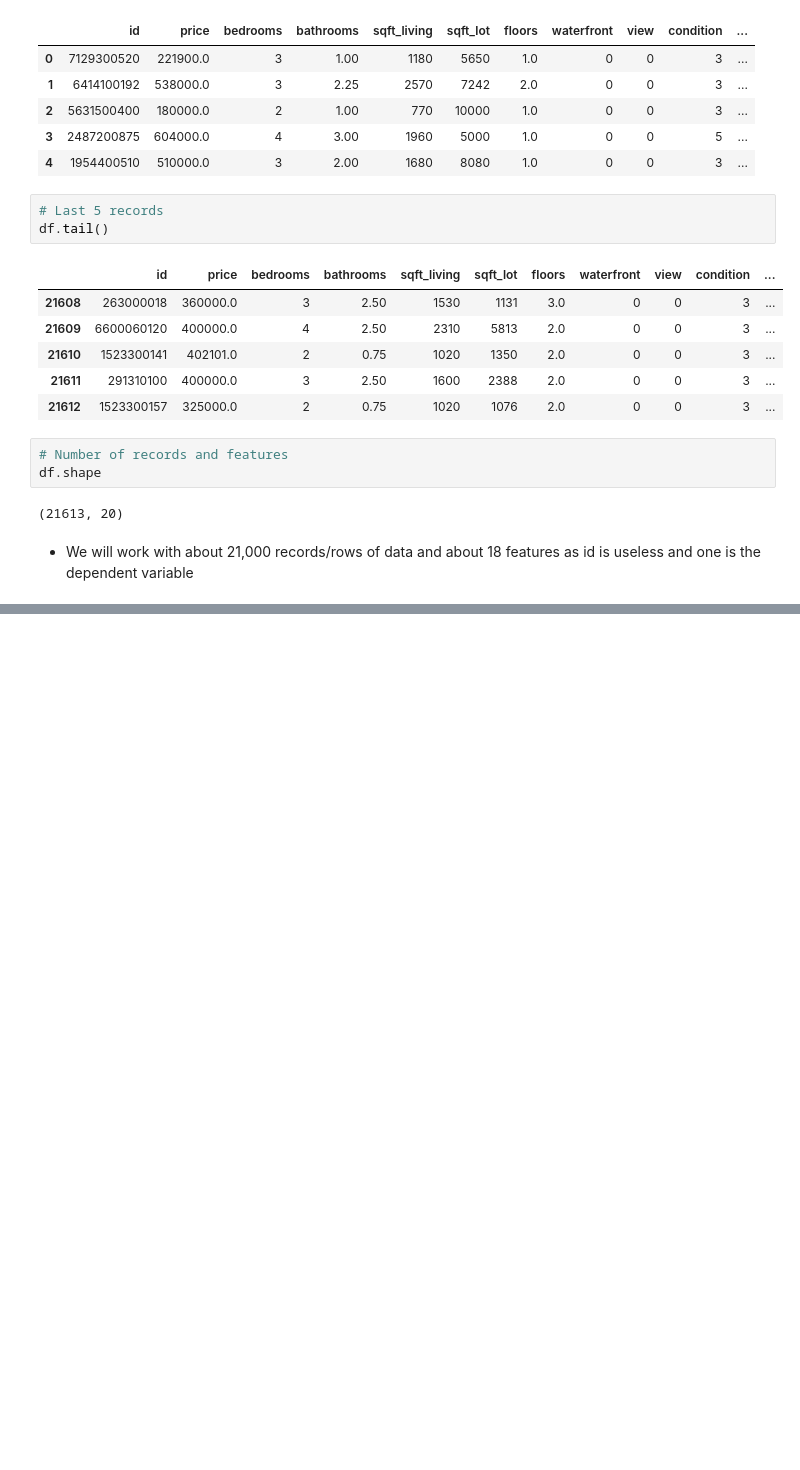
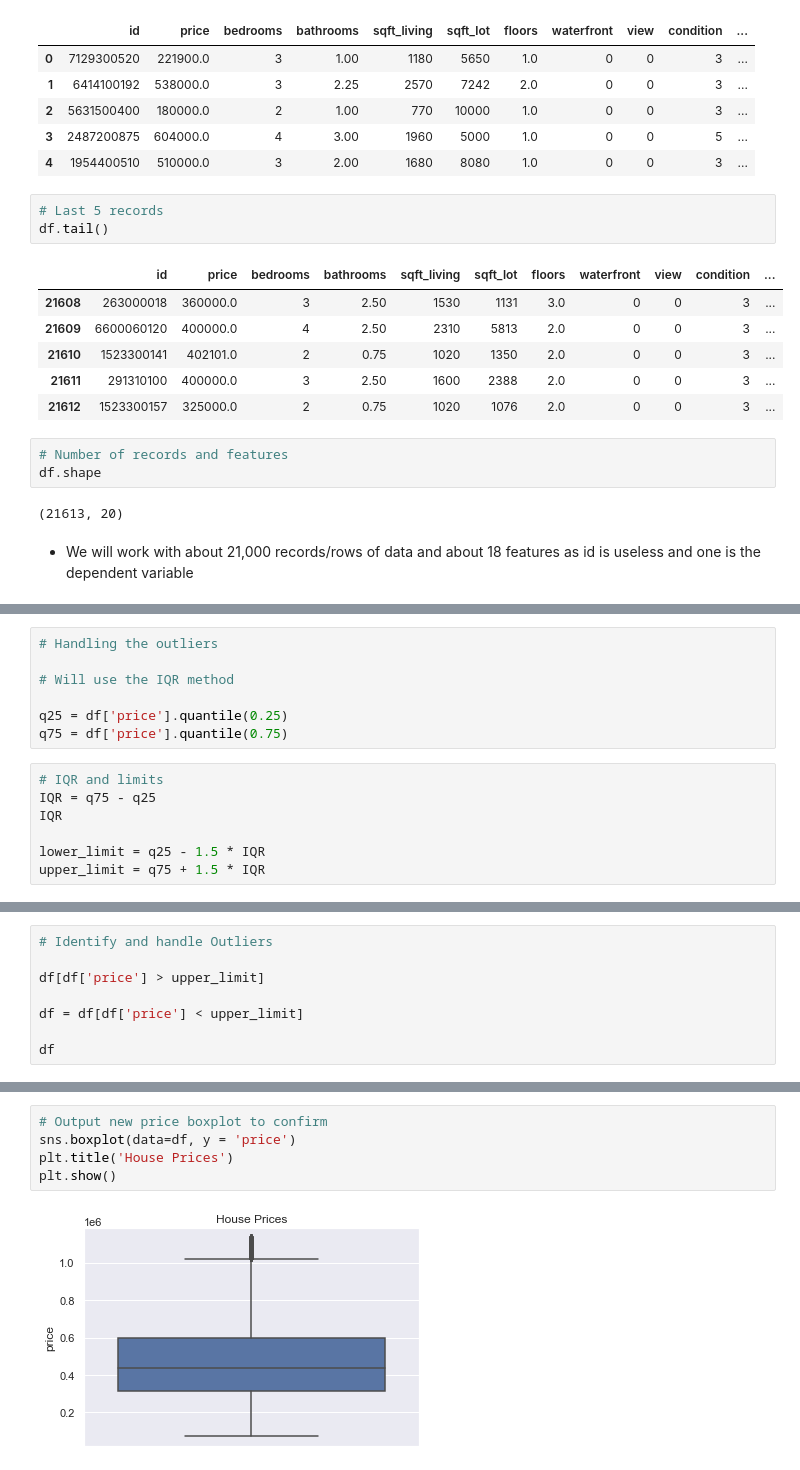
Before and after one commit to mbururyan/HAAS-house-prices, a Jupyter notebook: house-price-reg.ipynb, the cells around one changed output, grey strips where cells are left out. Drawn from its saved outputs; the diff is of its cells as text; blank space fills up the shorter version.

```diff
--- a/house-price-reg.ipynb
+++ b/house-price-reg.ipynb
@@ -78,0 +181,14 @@ df.shape
+# %%
+# Handling the outliers
+
+# Will use the IQR method
+
+q25 = df['price'].quantile(0.25)
+q75 = df['price'].quantile(0.75)
+# %%
+# IQR and limits
+IQR = q75 - q25
+IQR
+
+lower_limit = q25 - 1.5 * IQR
+upper_limit = q75 + 1.5 * IQR
@@ -78,0 +197,8 @@ df.shape
+# %%
+# Identify and handle Outliers
+
+df[df['price'] > upper_limit]
+
+df = df[df['price'] < upper_limit]
+
+df
@@ -78,0 +219,7 @@ df.shape
+# %%
+# Output new price boxplot to confirm
+sns.boxplot(data=df, y = 'price')
+plt.title('House Prices')
+plt.show()
+# %% [output]
+[figure, added]
```
Also changed, not shown: parts of 40 cells of this notebook.
